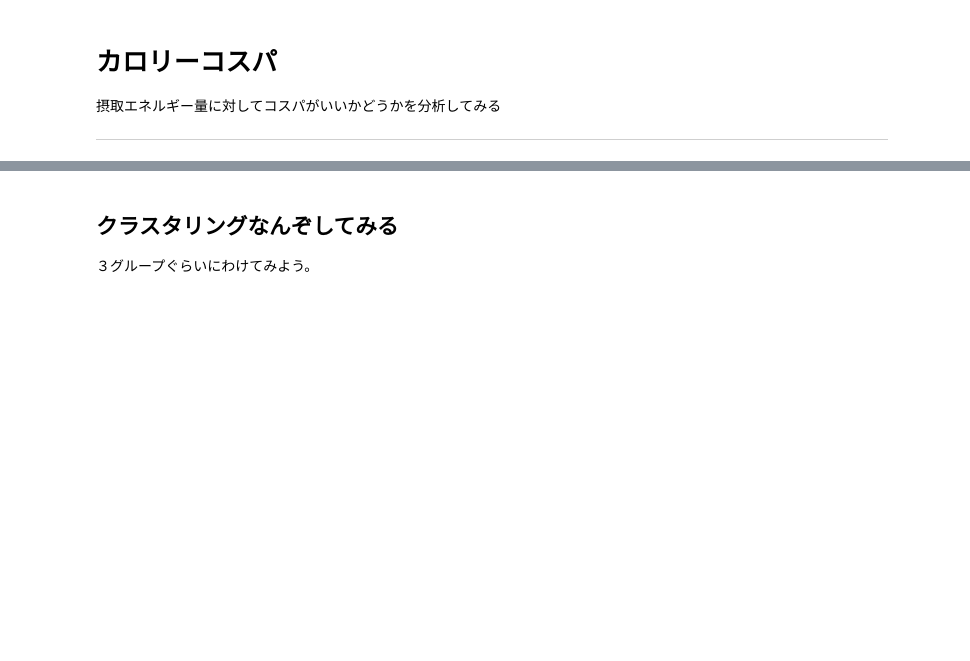
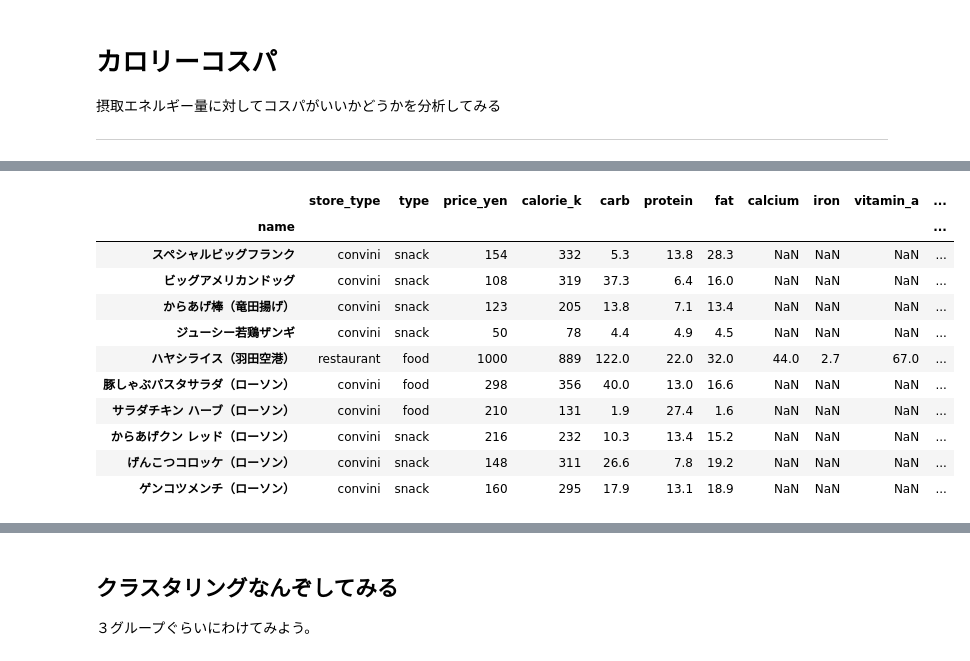
Before and after one commit to myamyu/calorie-cost-performance, a Jupyter notebook: calorie-cost-performance.ipynb, the cells around one changed output, grey strips where cells are left out. Saved outputs shown, nothing was run; the diff lists cells and outputs as text; code cells hidden in the pictures; blank space fills up the shorter version.

```diff
--- a/calorie-cost-performance.ipynb
+++ b/calorie-cost-performance.ipynb
@@ -27,2 +33,19 @@ foods_df.head(10)
+# %%
+data_url = 'https://docs.google.com/spreadsheets/d/17eY_vuqzzZHjQRhxiyT2h_P0ZiuOICulqfWoFHC9YQY/export?format=csv&gid=0'
+foods_df = pd.read_csv(data_url, index_col=0)
+foods_df.head(10)
+# %% [output]
+|  | store_type | type | price_yen | calorie_k | carb | protein | fat | calcium | iron | vitamin_a | ... |
+| name |  |  |  |  |  |  |  |  |  |  | ... |
+| スペシャルビッグフランク | convini | snack | 154 | 332 | 5.3 | 13.8 | 28.3 | NaN | NaN | NaN | ... |
+| ビッグアメリカンドッグ | convini | snack | 108 | 319 | 37.3 | 6.4 | 16.0 | NaN | NaN | NaN | ... |
+| からあげ棒（竜田揚げ） | convini | snack | 123 | 205 | 13.8 | 7.1 | 13.4 | NaN | NaN | NaN | ... |
+| ジューシー若鶏ザンギ | convini | snack | 50 | 78 | 4.4 | 4.9 | 4.5 | NaN | NaN | NaN | ... |
+| ハヤシライス（羽田空港） | restaurant | food | 1000 | 889 | 122.0 | 22.0 | 32.0 | 44.0 | 2.7 | 67.0 | ... |
+| 豚しゃぶパスタサラダ（ローソン） | convini | food | 298 | 356 | 40.0 | 13.0 | 16.6 | NaN | NaN | NaN | ... |
+| サラダチキン ハーブ（ローソン） | convini | food | 210 | 131 | 1.9 | 27.4 | 1.6 | NaN | NaN | NaN | ... |
+| からあげクン レッド（ローソン） | convini | snack | 216 | 232 | 10.3 | 13.4 | 15.2 | NaN | NaN | NaN | ... |
+| げんこつコロッケ（ローソン） | convini | snack | 148 | 311 | 26.6 | 7.8 | 19.2 | NaN | NaN | NaN | ... |
+| ゲンコツメンチ（ローソン） | convini | snack | 160 | 295 | 17.9 | 13.1 | 18.9 | NaN | NaN | NaN | ... |
 # %%
 plt.clf()
```
Also changed, not shown: parts of 7 cells of this notebook, 1 other file.
